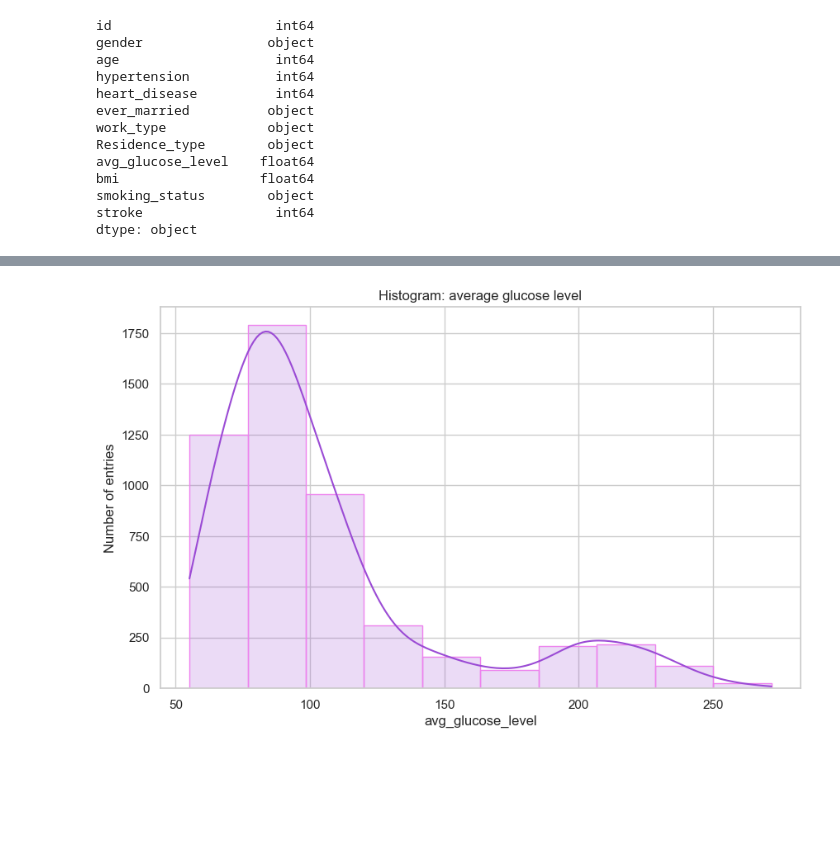
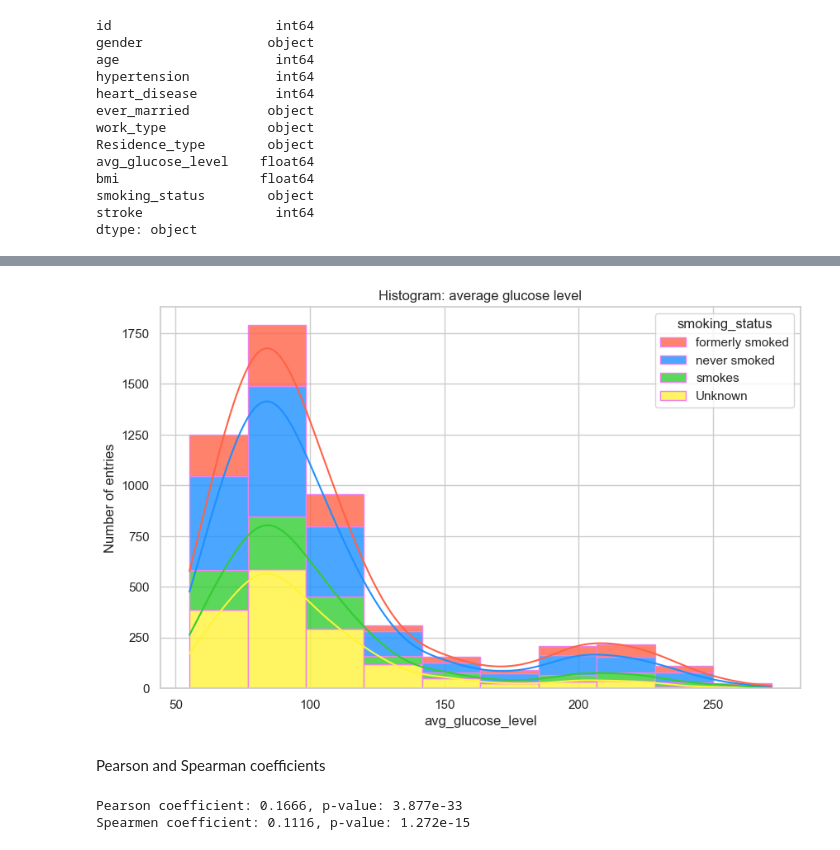
Before and after one commit to saulbadman3/DataAnalysis, a Jupyter notebook: Lab4/lab4_2.ipynb, the cells around one changed output, grey strips where cells are left out. Saved outputs shown, nothing was run; the diff lists cells and outputs as text; code cells hidden in the pictures; blank space fills up the shorter version.

```diff
--- a/Lab4/lab4_2.ipynb
+++ b/Lab4/lab4_2.ipynb
@@ -100,15 +114,26 @@ plt.show()
 # %%
-plt.figure(figsize=(10, 6))
-sns.set_theme(style="whitegrid", palette="pastel")
-sns.axes_style("darkgrid")
-hist = sns.histplot(data=pd_df, x='avg_glucose_level',
-             bins=10, kde=True, fill=True, alpha=0.2,
-            linewidth=1, color='#9b4bd5', edgecolor='violet')
+def pd_draw_histplot(df: pd.DataFrame) -> None:
+    plt.figure(figsize=(10, 6))
+    sns.set_theme(style="whitegrid")
+    palette = {
+    'formerly smoked': "#FF6347",
+    'never smoked': "#1E90FF",
+    'smokes': "#32CD32",
+    'Unknown': "#fff33b"
+}
+    sns.histplot(data=df, x='avg_glucose_level',
+             bins=10,
+             palette=palette, alpha=0.8, kde=True, multiple='stack',
+            linewidth=1, hue='smoking_status', edgecolor='violet')
 
-plt.title("Histogram: average glucose level")
-plt.xlabel("avg_glucose_level")
-plt.ylabel("Number of entries")
-plt.grid(True)
-plt.show()
+    plt.title("Histogram: average glucose level")
+    plt.xlabel("avg_glucose_level")
+    plt.ylabel("Number of entries")
+    plt.grid(True)
+    plt.show()
-# %% [output]
-[figure, removed]
+# %%
+pd_draw_histplot(pd_df)
+# %% [output]
+[figure, added]
+# %% [markdown]
+Pearson and Spearman coefficients
@@ -114,0 +146,5 @@ plt.show()
+# %%
+calculate_coeff(pd_df["bmi"], pd_df["avg_glucose_level"])
+# %% [output]
+Pearson coefficient: 0.1666, p-value: 3.877e-33
+Spearmen coefficient: 0.1116, p-value: 1.272e-15
```
Also changed, not shown: parts of 15 cells of this notebook.
